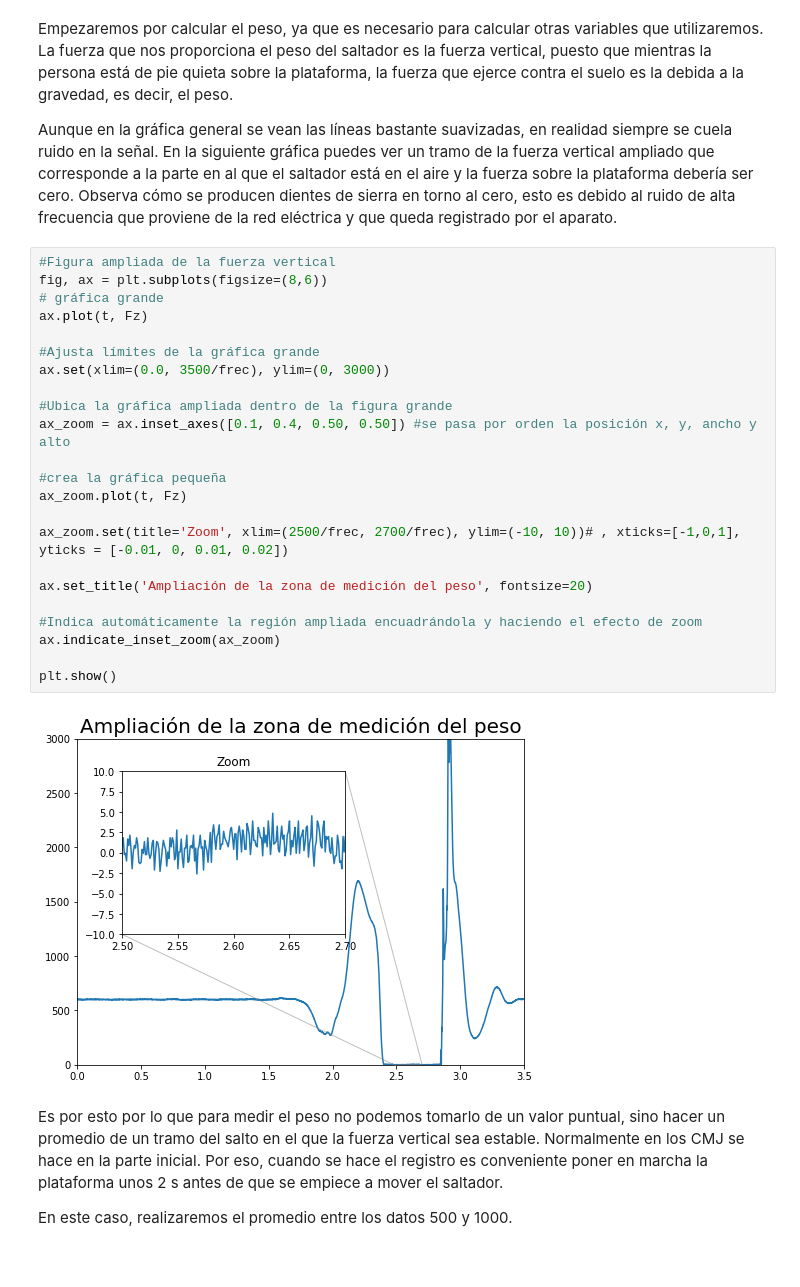
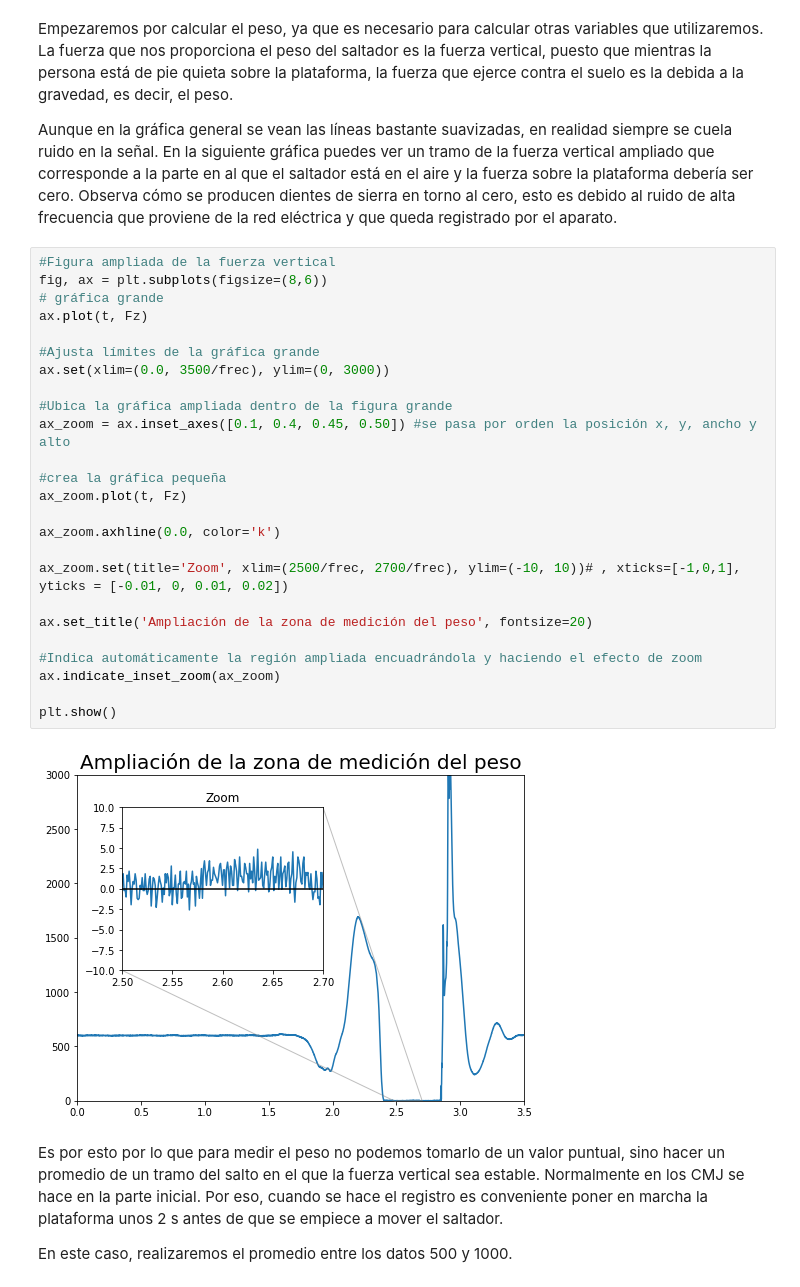
Before and after one commit to joselvira/BiomecanicaPython, a Jupyter notebook: Notebooks/Analisis_salto_vertical_Fuerzas.ipynb, the cells around one changed output. Saved outputs shown, nothing was run; the diff lists cells and outputs as text.

```diff
--- a/Notebooks/Analisis_salto_vertical_Fuerzas.ipynb
+++ b/Notebooks/Analisis_salto_vertical_Fuerzas.ipynb
@@ -67,28 +67,30 @@ Aunque en la gráfica general se vean las líneas bastante suavizadas, en realid
 # %%
 #Figura ampliada de la fuerza vertical
 fig, ax = plt.subplots(figsize=(8,6))
 # gráfica grande
 ax.plot(t, Fz)
 
 #Ajusta límites de la gráfica grande
 ax.set(xlim=(0.0, 3500/frec), ylim=(0, 3000))
 
 #Ubica la gráfica ampliada dentro de la figura grande
-ax_zoom = ax.inset_axes([0.1, 0.4, 0.50, 0.50]) #se pasa por orden la posición x, y, ancho y alto
+ax_zoom = ax.inset_axes([0.1, 0.4, 0.45, 0.50]) #se pasa por orden la posición x, y, ancho y alto
 
 #crea la gráfica pequeña
 ax_zoom.plot(t, Fz)
+
+ax_zoom.axhline(0.0, color='k')
 
 ax_zoom.set(title='Zoom', xlim=(2500/frec, 2700/frec), ylim=(-10, 10))# , xticks=[-1,0,1], yticks = [-0.01, 0, 0.01, 0.02])
 
 ax.set_title('Ampliación de la zona de medición del peso', fontsize=20)
 
 #Indica automáticamente la región ampliada encuadrándola y haciendo el efecto de zoom
 ax.indicate_inset_zoom(ax_zoom)
 
 plt.show()
 # %% [output]
-[figure, old version]
+[figure, new version]
 # %% [markdown]
 Es por esto por lo que para medir el peso no podemos tomarlo de un valor puntual, sino hacer un promedio de un tramo del salto en el que la fuerza vertical sea estable. Normalmente en los CMJ se hace en la parte inicial. Por eso, cuando se hace el registro es conveniente poner en marcha la plataforma unos 2 s antes de que se empiece a mover el saltador.
 
```
Also changed, not shown: parts of 10 cells of this notebook.
